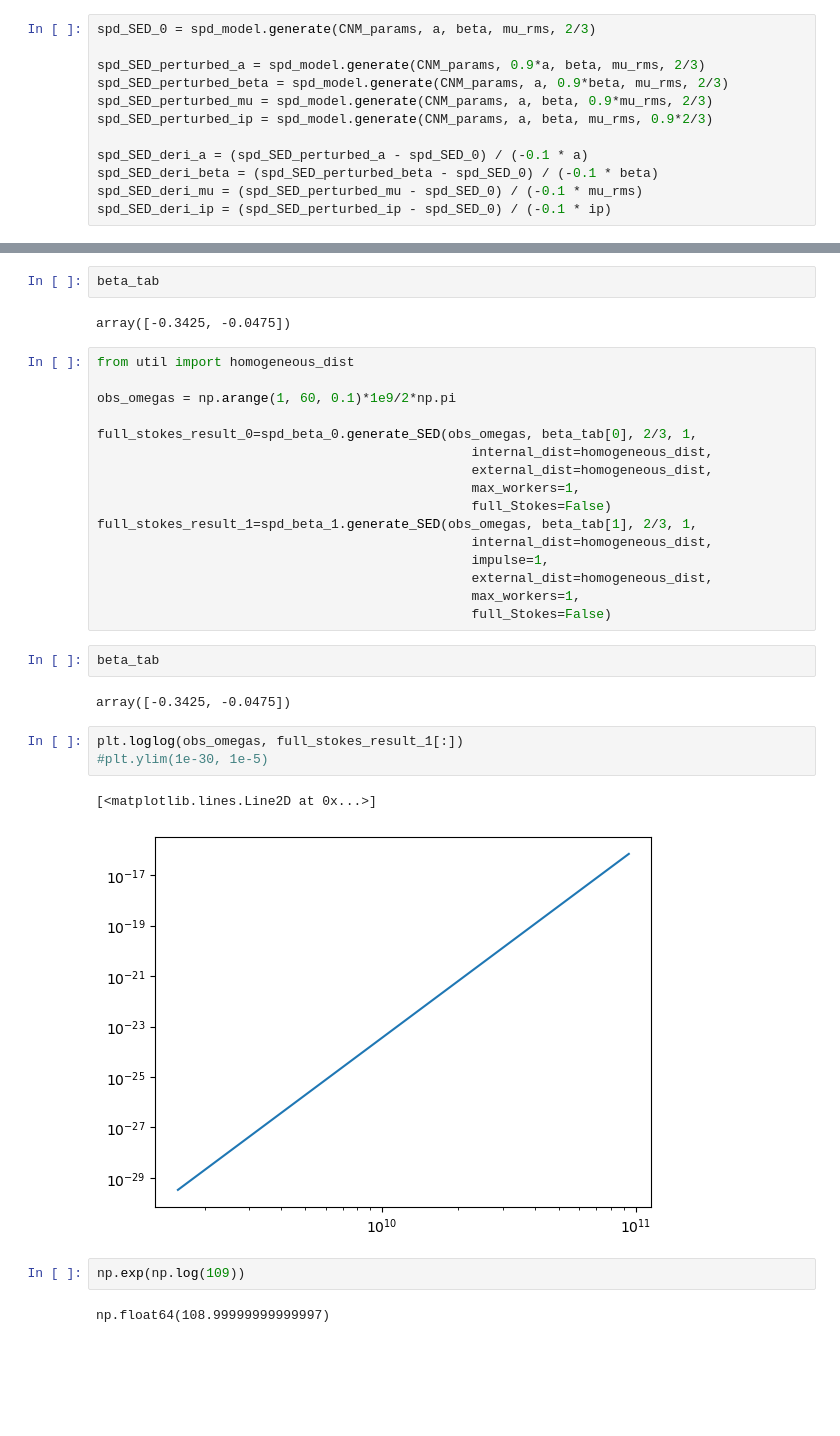
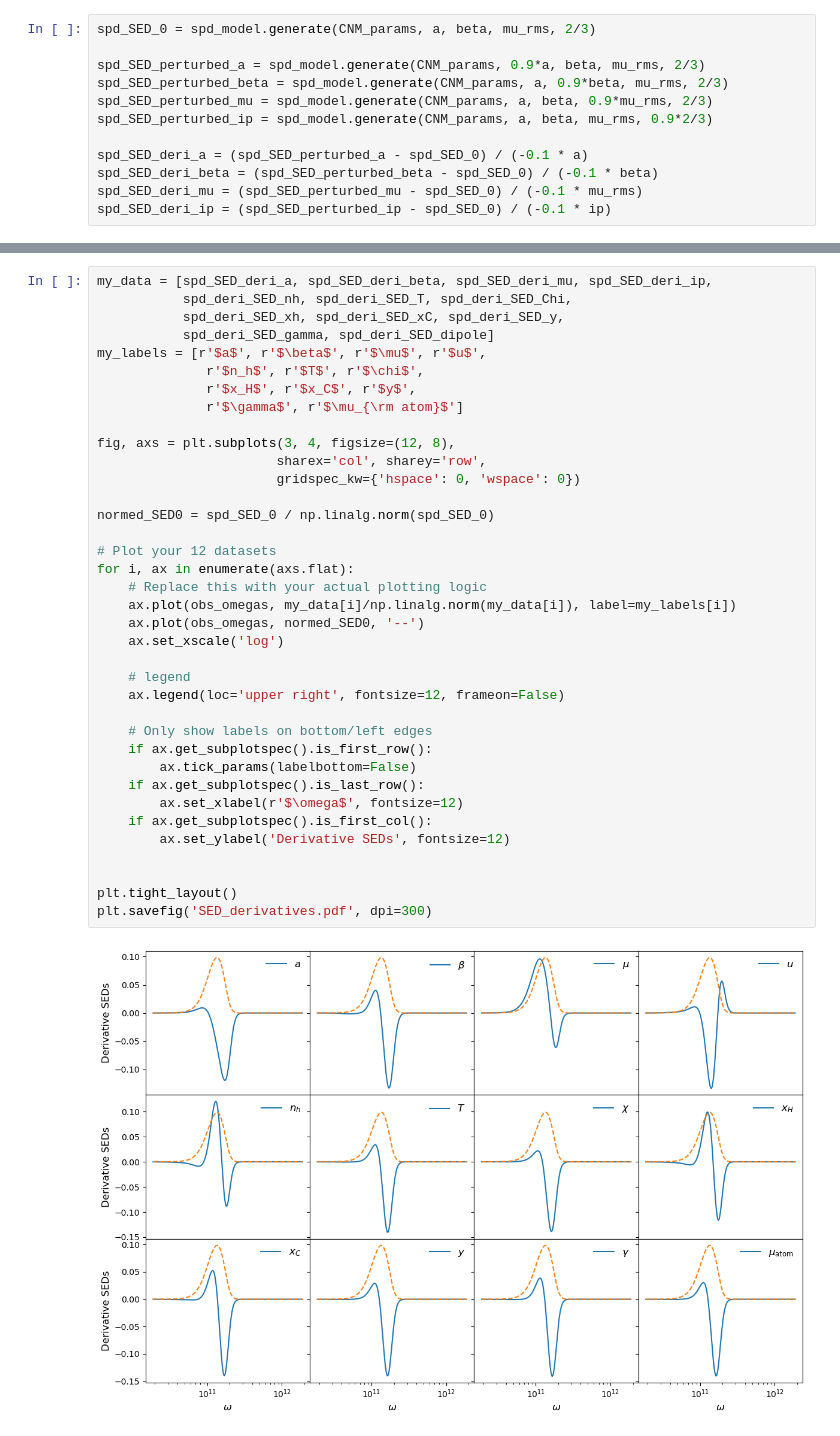
Before and after one commit to zzhang0123/SpyDust, a Jupyter notebook: SpyDust_ME/test_funcs.ipynb, the cells around one changed output, grey strips where cells are left out. Drawn from its saved outputs; the diff is of its cells as text; blank space fills up the shorter version.

```diff
--- a/SpyDust_ME/test_funcs.ipynb
+++ b/SpyDust_ME/test_funcs.ipynb
@@ -330,34 +249,39 @@ TypeError: full_Stokes_SED.__init__() got an unexpected keyword argument 'log_Om
-# %%
-beta_tab
-# %% [output]
-array([-0.3425, -0.0475])
-# %%
-from util import homogeneous_dist
-
-obs_omegas = np.arange(1, 60, 0.1)*1e9/2*np.pi
-
-full_stokes_result_0=spd_beta_0.generate_SED(obs_omegas, beta_tab[0], 2/3, 1,
-                                                internal_dist=homogeneous_dist,
-                                                external_dist=homogeneous_dist,
-                                                max_workers=1,
-                                                full_Stokes=False)
-full_stokes_result_1=spd_beta_1.generate_SED(obs_omegas, beta_tab[1], 2/3, 1,
-                                                internal_dist=homogeneous_dist,
-                                                impulse=1,
-                                                external_dist=homogeneous_dist,
-                                                max_workers=1,
-                                                full_Stokes=False)
-# %%
-beta_tab
-# %% [output]
-array([-0.3425, -0.0475])
-# %%
-plt.loglog(obs_omegas, full_stokes_result_1[:])
-#plt.ylim(1e-30, 1e-5)
-# %% [output]
-[<matplotlib.lines.Line2D at 0x...>]
-[figure, removed]
-# %%
-np.exp(np.log(109))
-# %% [output]
-np.float64(108.99999999999997)
+# %%
+my_data = [spd_SED_deri_a, spd_SED_deri_beta, spd_SED_deri_mu, spd_SED_deri_ip,
+           spd_deri_SED_nh, spd_deri_SED_T, spd_deri_SED_Chi,
+           spd_deri_SED_xh, spd_deri_SED_xC, spd_deri_SED_y,
+           spd_deri_SED_gamma, spd_deri_SED_dipole]
+my_labels = [r'$a$', r'$\beta$', r'$\mu$', r'$u$',
+              r'$n_h$', r'$T$', r'$\chi$',
+              r'$x_H$', r'$x_C$', r'$y$',
+              r'$\gamma$', r'$\mu_{\rm atom}$']
+
+fig, axs = plt.subplots(3, 4, figsize=(12, 8),
+                       sharex='col', sharey='row',
+                       gridspec_kw={'hspace': 0, 'wspace': 0})
+
+normed_SED0 = spd_SED_0 / np.linalg.norm(spd_SED_0)
+
+# Plot your 12 datasets
+for i, ax in enumerate(axs.flat):
+    # Replace this with your actual plotting logic
+    ax.plot(obs_omegas, my_data[i]/np.linalg.norm(my_data[i]), label=my_labels[i])
+    ax.plot(obs_omegas, normed_SED0, '--')
+    ax.set_xscale('log')
+
+    # legend
+    ax.legend(loc='upper right', fontsize=12, frameon=False)
+
+    # Only show labels on bottom/left edges
+    if ax.get_subplotspec().is_first_row():
+        ax.tick_params(labelbottom=False)
+    if ax.get_subplotspec().is_last_row():
+        ax.set_xlabel(r'$\omega$', fontsize=12)
+    if ax.get_subplotspec().is_first_col():
+        ax.set_ylabel('Derivative SEDs', fontsize=12)
+
+
+plt.tight_layout()
+plt.savefig('SED_derivatives.pdf', dpi=300)
+# %% [output]
+[figure, added]
```
Also changed, not shown: parts of 25 cells of this notebook, 1 other file.
